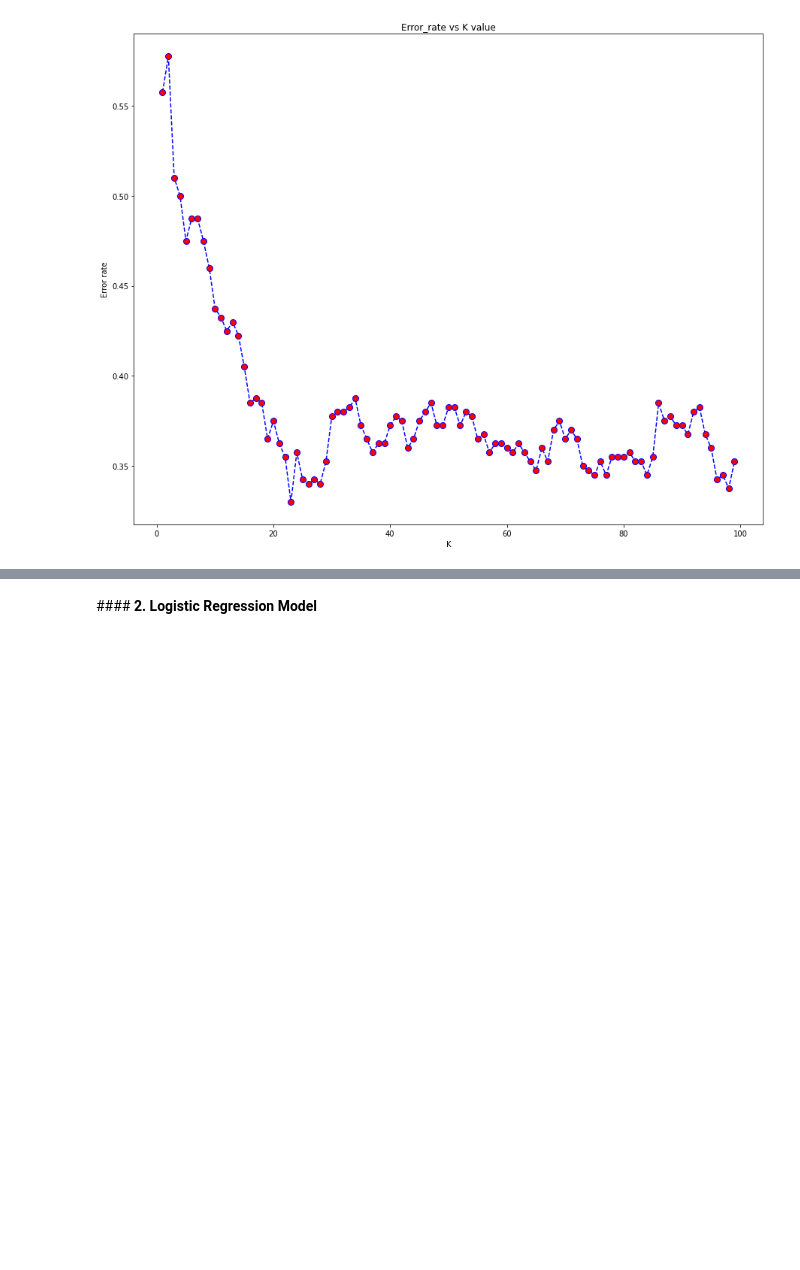
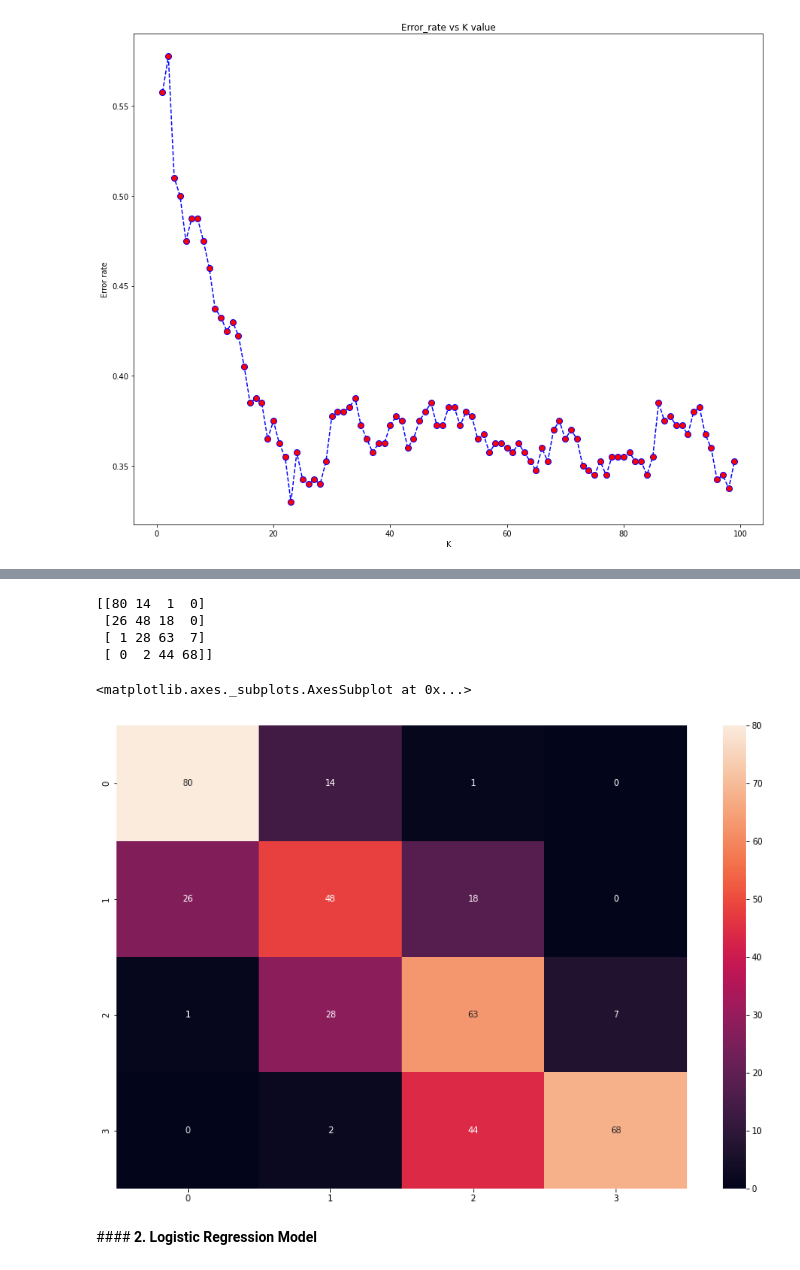
Before and after one commit to ShreedarshM/Mobile-Price-Range-Prediction, a Jupyter notebook: Mobile_Price_Range_Prediction.ipynb, the cells around one changed output, grey strips where cells are left out. Saved outputs shown, nothing was run; the diff lists cells and outputs as text; code cells hidden in the pictures; blank space fills up the shorter version.

```diff
--- a/Mobile_Price_Range_Prediction.ipynb
+++ b/Mobile_Price_Range_Prediction.ipynb
@@ -323,3 +323,7 @@ plt.ylabel('Error rate')
 # %% [output]
 Text(0, 0.5, 'Error rate')
 [figure]
+# %%
+from sklearn.metrics import classification_report, confusion_matrix
+predicted = knn.predict(X_test)
+print(classification_report(y_test,predicted))
@@ -326,3 +341,17 @@ Text(0, 0.5, 'Error rate')
+# %%
+matrix = confusion_matrix(y_test,predicted)
+print(matrix)
+# %% [output]
+[[80 14  1  0]
+ [26 48 18  0]
+ [ 1 28 63  7]
+ [ 0  2 44 68]]
+# %%
+plt.figure(figsize=(15,10))
+sns.heatmap(matrix, annot =True)
+# %% [output]
+<matplotlib.axes._subplots.AxesSubplot at 0x...>
+[figure, added]
 # %% [markdown]
 ####<b> 2. Logistic Regression Model
 # %%
```
Also changed, not shown: parts of 5 cells of this notebook.
